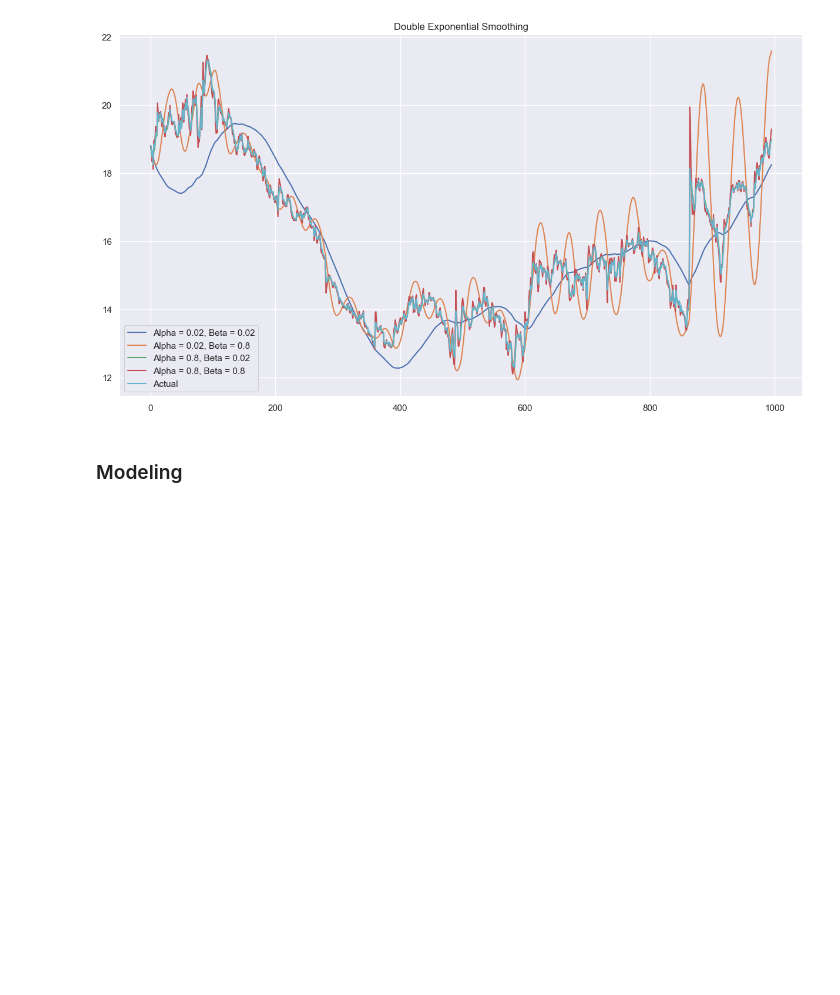
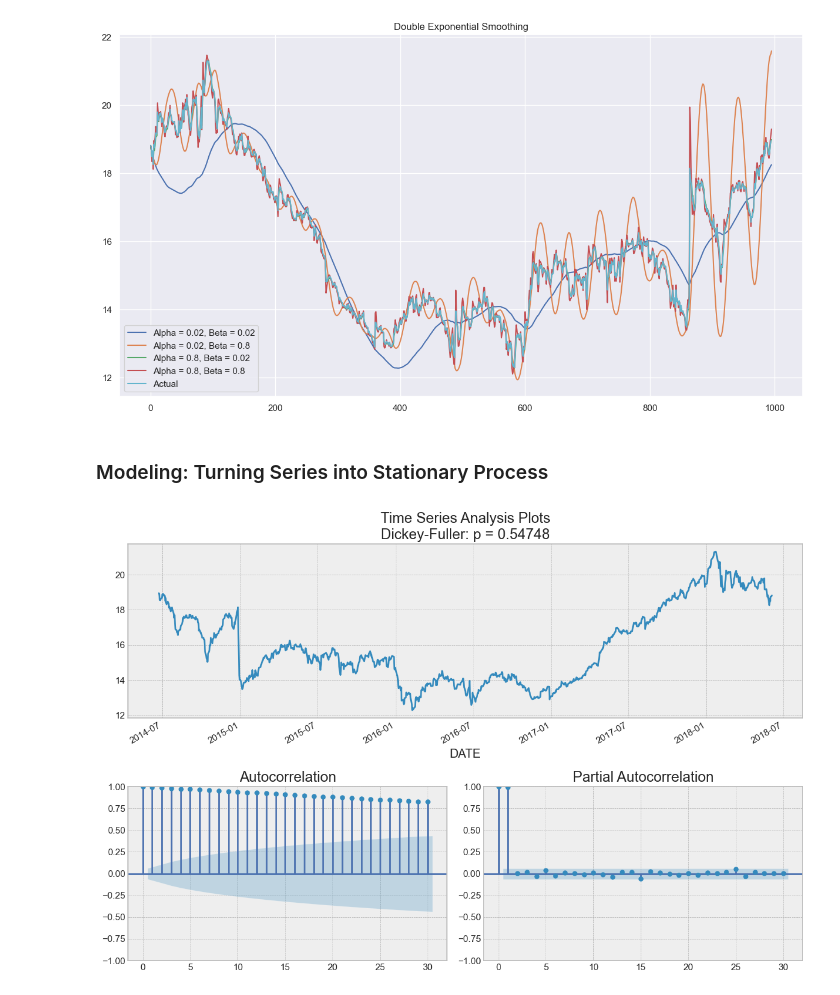
Before and after one commit to BriAnWuu/TimeSeries_Forecasting, a Jupyter notebook: TimeSeriesForecasting.ipynb, the cells around one changed output. Cells and saved outputs as stored; diff of their text form; code cells hidden in the pictures; blank space fills up the shorter version.

Commit message:
dickey fuller test

```diff
--- a/TimeSeriesForecasting.ipynb
+++ b/TimeSeriesForecasting.ipynb
@@ -237,5 +239,31 @@ def plot_double_expo_smoothing(series, alphas, betas):
 plot_double_expo_smoothing(data.CLOSE, alphas = [0.02, 0.8], betas = [0.02, 0.8])
 # %% [output]
 [figure]
-# %% [markdown]
-### Modeling
+# %% [markdown]
+### Modeling: Turning Series into Stationary Process
+# %%
+def plot_time_series(series, lags = None):
+    try:
+        if not isinstance(series, pd.Series):
+            raise TypeError('\'series\' must be a Pandas Series')
+    except TypeError as e:
+        print('Error: ', e)
+        return None
+
+    with plt.style.context(style = 'bmh'):
+        fig = plt.figure(figsize = (12, 8))
+        layout = (2, 2)
+        series_ax = plt.subplot2grid(layout, (0, 0), colspan = 2)
+        acf_ax = plt.subplot2grid(layout, (1, 0)) # Autocorrelation plot
+        pacf_ax = plt.subplot2grid(layout, (1, 1)) # Partial Autocorrelation plot
+
+        series.plot(ax = series_ax)
+        p_value = round(sm.tsa.stattools.adfuller(series)[1], 5)
+        series_ax.set_title(f'Time Series Analysis Plots\nDickey-Fuller: p = {p_value}')
+        smt.graphics.plot_acf(series, lags = lags, ax = acf_ax)
+        smt.graphics.plot_pacf(series, lags = lags, ax = pacf_ax, method = 'ywm')
+        plt.tight_layout()
+# %%
+plot_time_series(data.CLOSE, 30)
+# %% [output]
+[figure, added]
```
Also changed, not shown: parts of 2 cells of this notebook.
